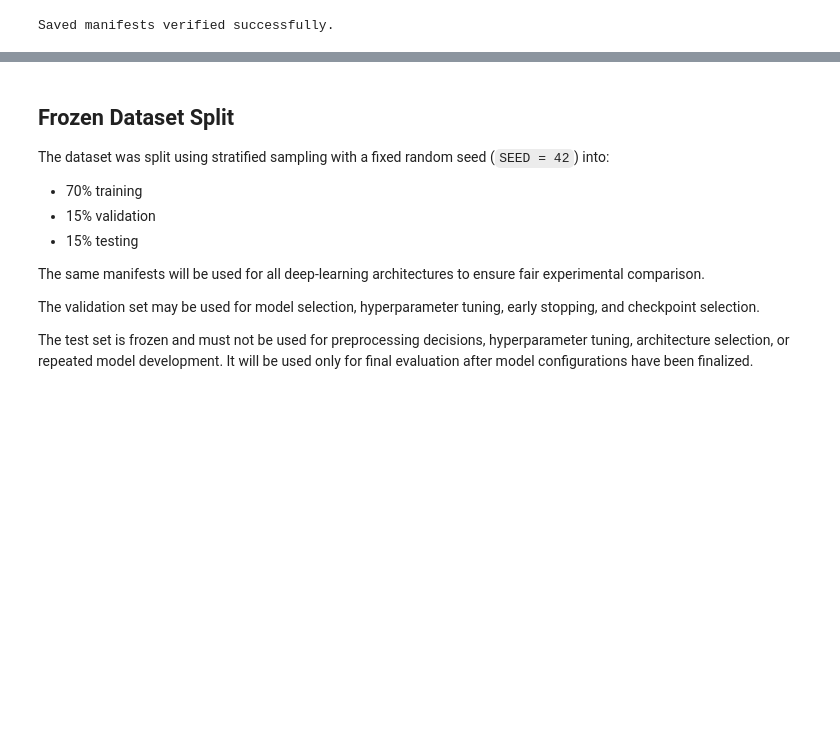
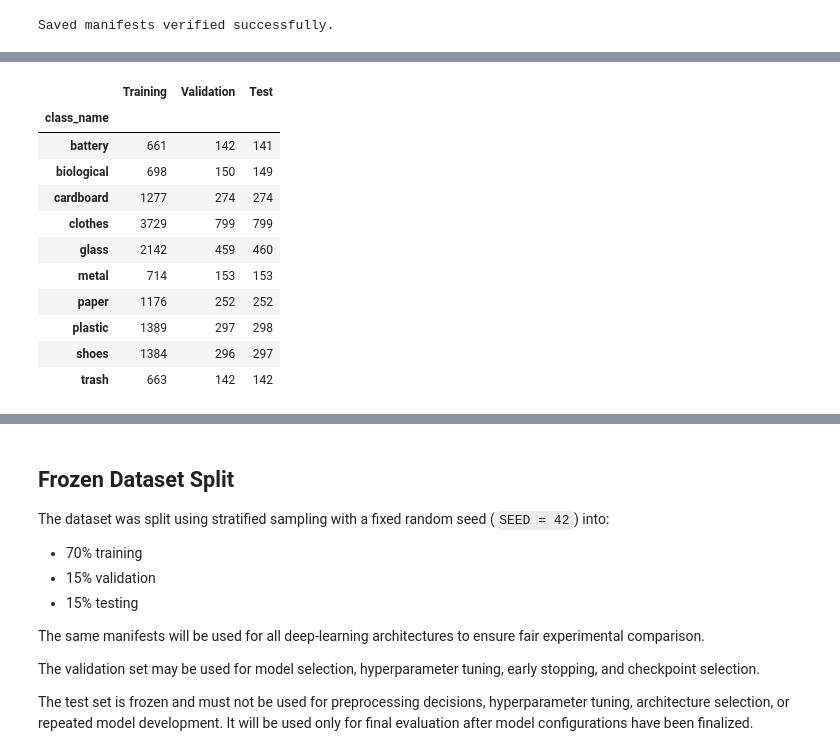
Before and after one commit to Master-GB/waste-classification, a Jupyter notebook: notebooks/02_create_splits.ipynb, the cells around one changed output, grey strips where cells are left out. Saved outputs shown, nothing was run; the diff lists cells and outputs as text; code cells hidden in the pictures; blank space fills up the shorter version.

```diff
--- a/notebooks/02_create_splits.ipynb
+++ b/notebooks/02_create_splits.ipynb
@@ -399,0 +438,52 @@ Saved manifests verified successfully.
+# %%
+class_order = [
+    "battery",
+    "biological",
+    "cardboard",
+    "clothes",
+    "glass",
+    "metal",
+    "paper",
+    "plastic",
+    "shoes",
+    "trash",
+]
+
+train_counts = (
+    train_df["class_name"]
+    .value_counts()
+    .reindex(class_order)
+)
+
+val_counts = (
+    val_df["class_name"]
+    .value_counts()
+    .reindex(class_order)
+)
+
+test_counts = (
+    test_df["class_name"]
+    .value_counts()
+    .reindex(class_order)
+)
+
+distribution_df = pd.DataFrame({
+    "Training": train_counts,
+    "Validation": val_counts,
+    "Test": test_counts,
+})
+
+distribution_df
+# %% [output]
+|  | Training | Validation | Test |
+| class_name |  |  |  |
+| battery | 661 | 142 | 141 |
+| biological | 698 | 150 | 149 |
+| cardboard | 1277 | 274 | 274 |
+| clothes | 3729 | 799 | 799 |
+| glass | 2142 | 459 | 460 |
+| metal | 714 | 153 | 153 |
+| paper | 1176 | 252 | 252 |
+| plastic | 1389 | 297 | 298 |
+| shoes | 1384 | 296 | 297 |
+| trash | 663 | 142 | 142 |
```
Also changed, not shown: parts of 4 cells of this notebook, 9 other files.
